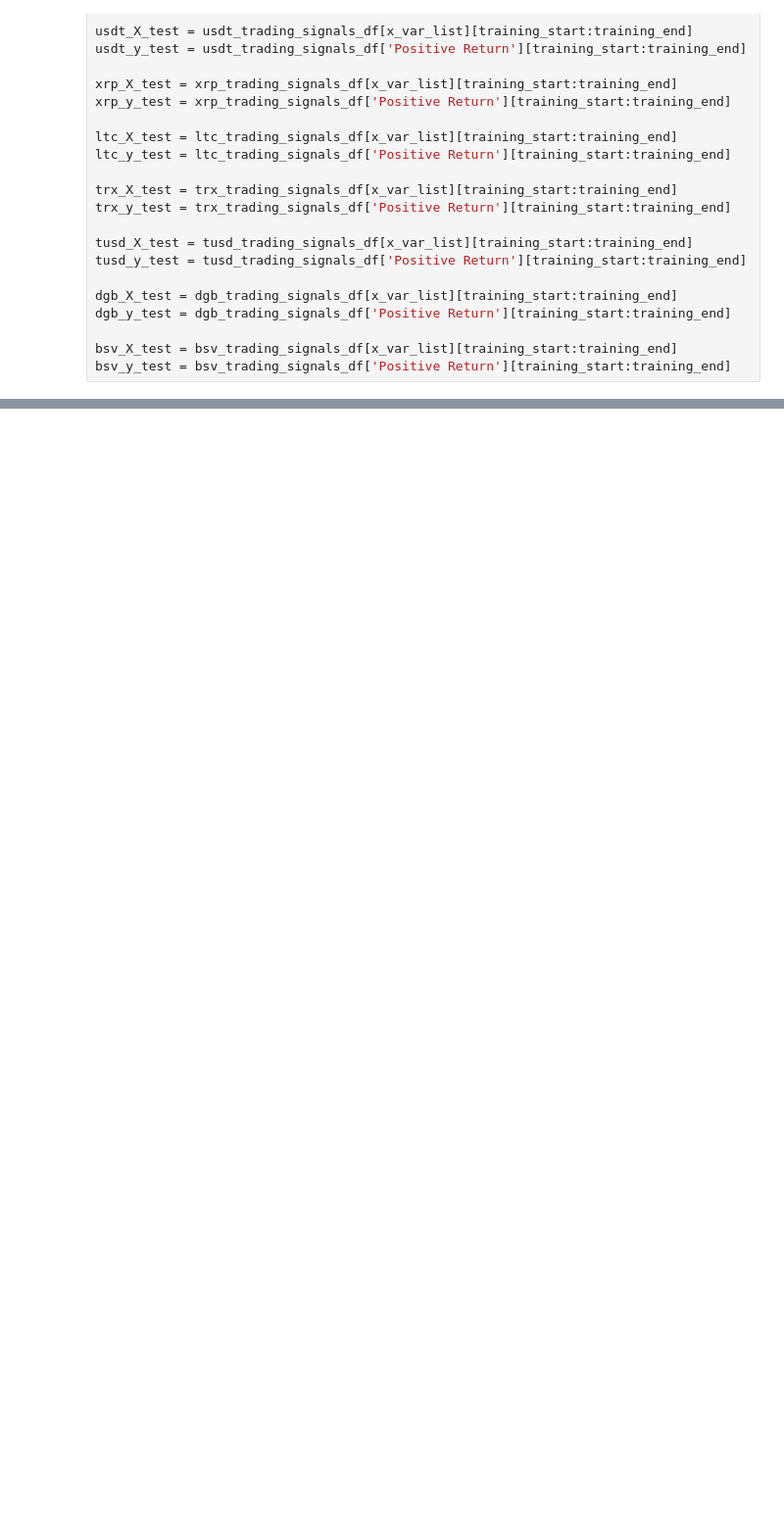
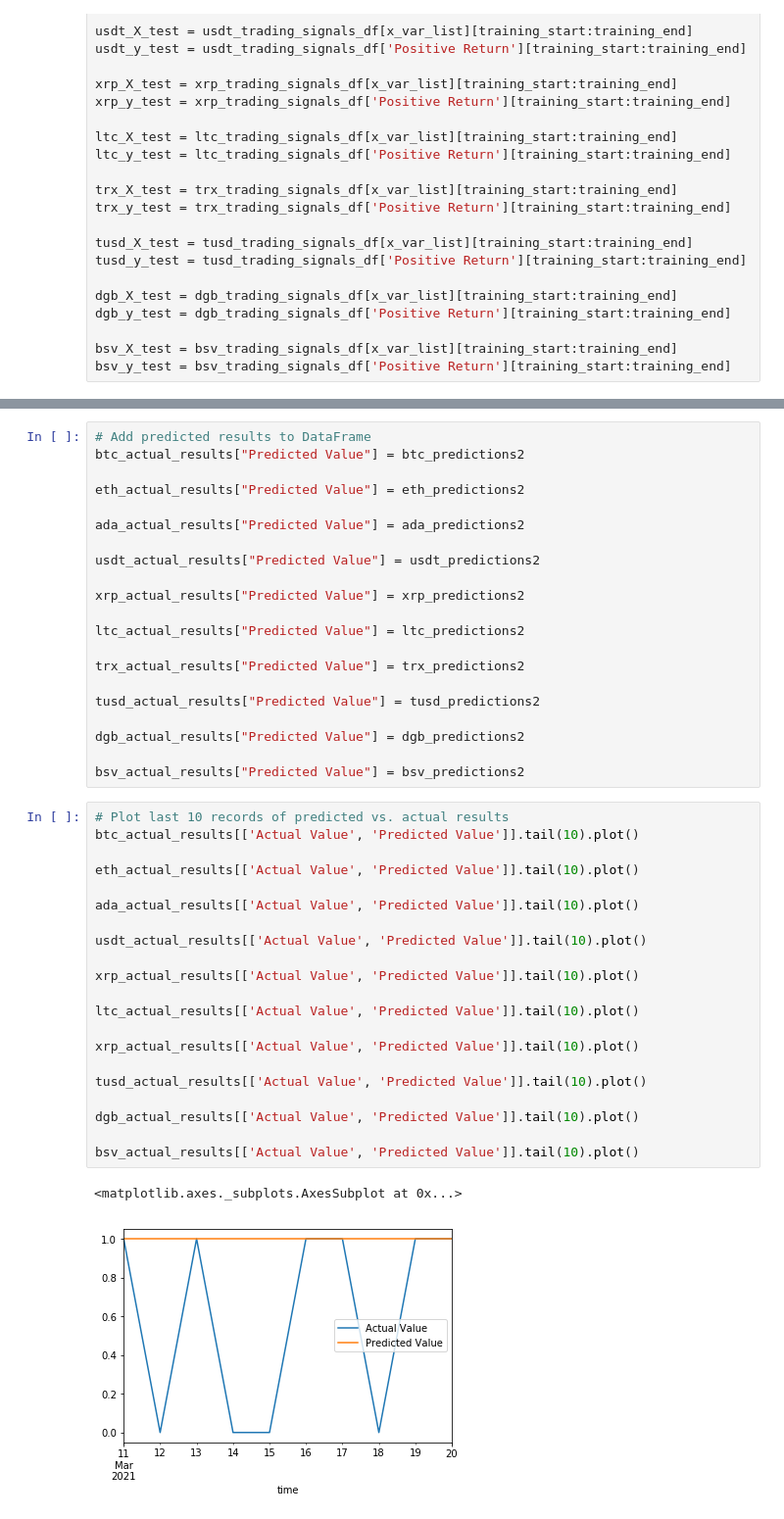
Before and after one commit to ryancfelts/Project2, a Jupyter notebook: ModelBuilding.ipynb, the cells around one changed output, grey strips where cells are left out. Shown at 98% size. Cells and saved outputs as stored; diff of their text form; blank space fills up the shorter version.

```diff
--- a/ModelBuilding.ipynb
+++ b/ModelBuilding.ipynb
@@ -318,0 +649,45 @@ dump(bsv_model, 'bsv_random_forest_model.joblib')
+# %%
+# Add predicted results to DataFrame
+btc_actual_results["Predicted Value"] = btc_predictions2
+
+eth_actual_results["Predicted Value"] = eth_predictions2
+
+ada_actual_results["Predicted Value"] = ada_predictions2
+
+usdt_actual_results["Predicted Value"] = usdt_predictions2
+
+xrp_actual_results["Predicted Value"] = xrp_predictions2
+
+ltc_actual_results["Predicted Value"] = ltc_predictions2
+
+trx_actual_results["Predicted Value"] = trx_predictions2
+
+tusd_actual_results["Predicted Value"] = tusd_predictions2
+
+dgb_actual_results["Predicted Value"] = dgb_predictions2
+
+bsv_actual_results["Predicted Value"] = bsv_predictions2
+# %%
+# Plot last 10 records of predicted vs. actual results
+btc_actual_results[['Actual Value', 'Predicted Value']].tail(10).plot()
+
+eth_actual_results[['Actual Value', 'Predicted Value']].tail(10).plot()
+
+ada_actual_results[['Actual Value', 'Predicted Value']].tail(10).plot()
+
+usdt_actual_results[['Actual Value', 'Predicted Value']].tail(10).plot()
+
+xrp_actual_results[['Actual Value', 'Predicted Value']].tail(10).plot()
+
+ltc_actual_results[['Actual Value', 'Predicted Value']].tail(10).plot()
+
+xrp_actual_results[['Actual Value', 'Predicted Value']].tail(10).plot()
+
+tusd_actual_results[['Actual Value', 'Predicted Value']].tail(10).plot()
+
+dgb_actual_results[['Actual Value', 'Predicted Value']].tail(10).plot()
+
+bsv_actual_results[['Actual Value', 'Predicted Value']].tail(10).plot()
+# %% [output]
+<matplotlib.axes._subplots.AxesSubplot at 0x...>
+[figure, added]
```
Also changed, not shown: parts of 31 cells of this notebook, 20 other files.
